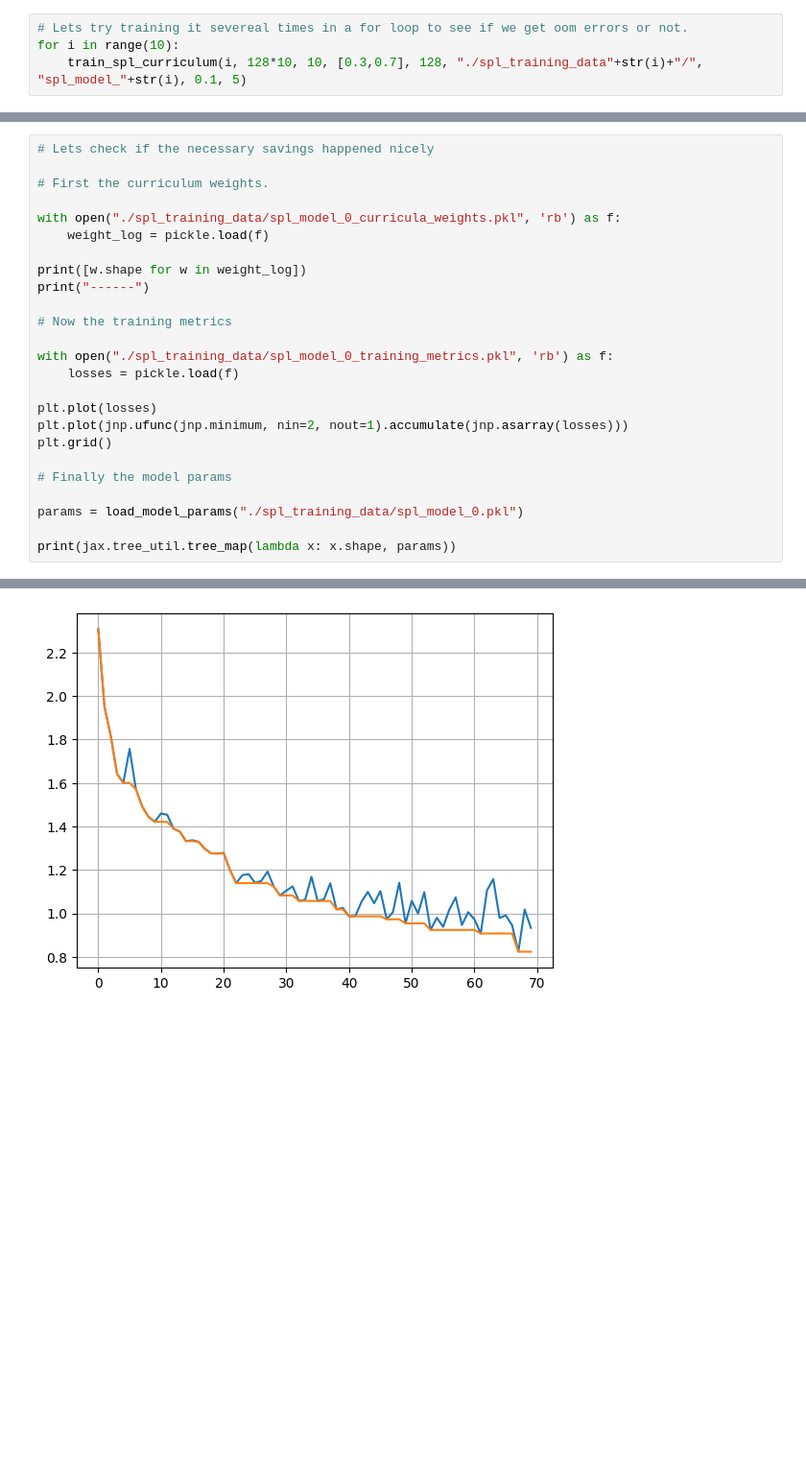
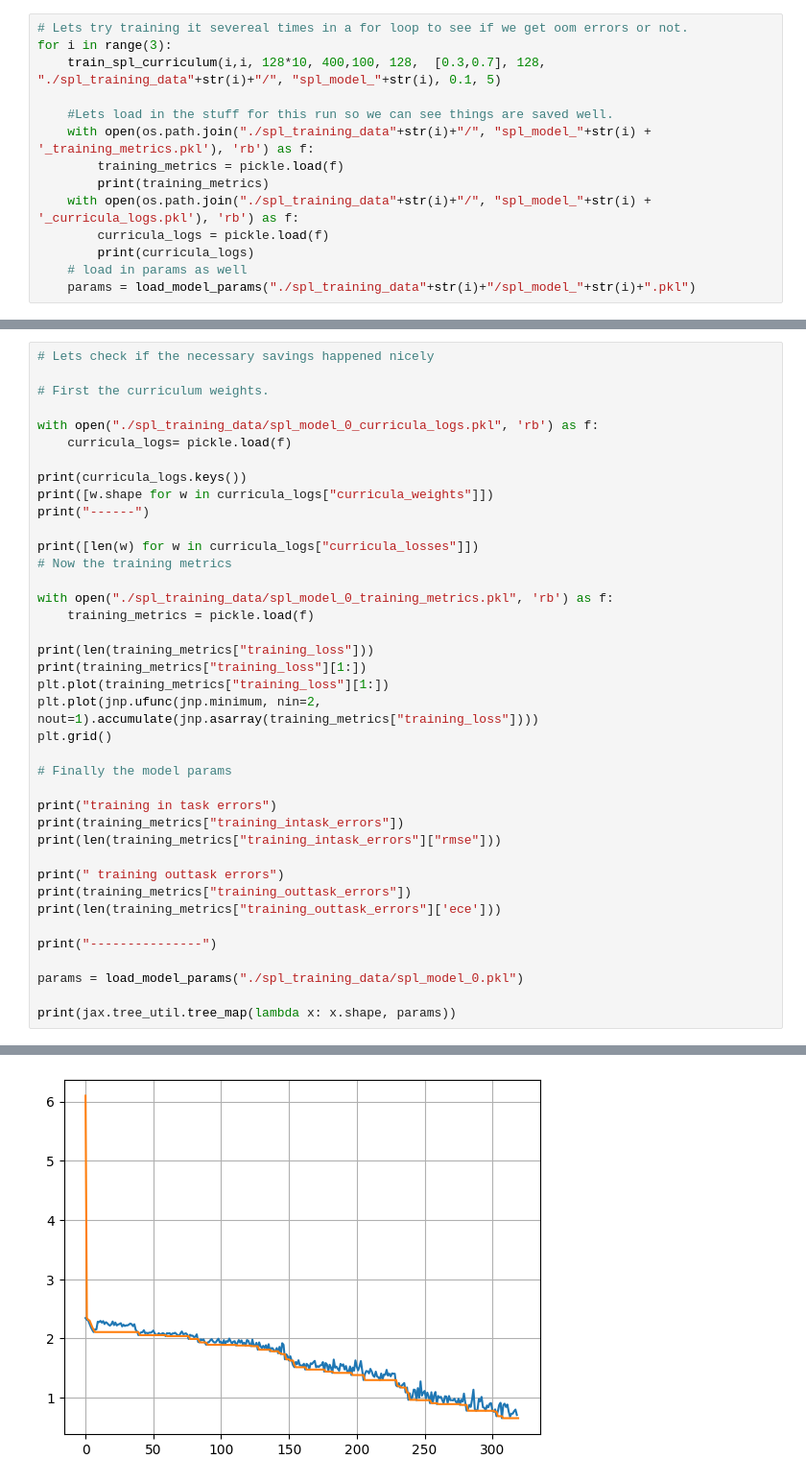
Before and after one commit to aszi09/CL_for_faster_Meta-learning, a Jupyter notebook: spl_script_try.ipynb, the cells around one changed output, grey strips where cells are left out. Shown: that part at 96% size. Drawn from its saved outputs; the diff is of its cells as text; blank space fills up the shorter version.

```diff
--- a/spl_script_try.ipynb
+++ b/spl_script_try.ipynb
@@ -245,7 +660,17 @@ curr_data_size 1280 curr_data_rate 1.0 epoch number 9
 # %%
 # Lets try training it severeal times in a for loop to see if we get oom errors or not.
-for i in range(10):
-    train_spl_curriculum(i, 128*10, 10, [0.3,0.7], 128, "./spl_training_data"+str(i)+"/", "spl_model_"+str(i), 0.1, 5)
+for i in range(3):
+    train_spl_curriculum(i,i, 128*10, 400,100, 128,  [0.3,0.7], 128, "./spl_training_data"+str(i)+"/", "spl_model_"+str(i), 0.1, 5)
+
+    #Lets load in the stuff for this run so we can see things are saved well.
+    with open(os.path.join("./spl_training_data"+str(i)+"/", "spl_model_"+str(i) + '_training_metrics.pkl'), 'rb') as f:
+        training_metrics = pickle.load(f)
+        print(training_metrics)
+    with open(os.path.join("./spl_training_data"+str(i)+"/", "spl_model_"+str(i) + '_curricula_logs.pkl'), 'rb') as f:
+        curricula_logs = pickle.load(f)
+        print(curricula_logs)
+    # load in params as well
+    params = load_model_params("./spl_training_data"+str(i)+"/spl_model_"+str(i)+".pkl")
 # %% [output]
 curr_data_size 128 curr_data_rate 0.1 epoch number 0
 sorted indices shape (128,)
@@ -277,23 +759,37 @@ sorted indices shape (358,)
 
 # First the curriculum weights.
 
-with open("./spl_training_data/spl_model_0_curricula_weights.pkl", 'rb') as f:
-    weight_log = pickle.load(f)
+with open("./spl_training_data/spl_model_0_curricula_logs.pkl", 'rb') as f:
+    curricula_logs= pickle.load(f)
 
-print([w.shape for w in weight_log])
+print(curricula_logs.keys())
+print([w.shape for w in curricula_logs["curricula_weights"]])
 print("------")
 
+print([len(w) for w in curricula_logs["curricula_losses"]])
 # Now the training metrics
 
 with open("./spl_training_data/spl_model_0_training_metrics.pkl", 'rb') as f:
-    losses = pickle.load(f)
+    training_metrics = pickle.load(f)
 
-plt.plot(losses)
-plt.plot(jnp.ufunc(jnp.minimum, nin=2, nout=1).accumulate(jnp.asarray(losses)))
+print(len(training_metrics["training_loss"]))
+print(training_metrics["training_loss"][1:])
+plt.plot(training_metrics["training_loss"][1:])
+plt.plot(jnp.ufunc(jnp.minimum, nin=2, nout=1).accumulate(jnp.asarray(training_metrics["training_loss"])))
 plt.grid()
 
 # Finally the model params
 
+print("training in task errors")
+print(training_metrics["training_intask_errors"])
+print(len(training_metrics["training_intask_errors"]["rmse"]))
+
+print(" training outtask errors")
+print(training_metrics["training_outtask_errors"])
+print(len(training_metrics["training_outtask_errors"]['ece']))
+
+print("---------------")
+
 params = load_model_params("./spl_training_data/spl_model_0.pkl")
 
 print(jax.tree_util.tree_map(lambda x: x.shape, params))
@@ -303,2 +810,2 @@ print(jax.tree_util.tree_map(lambda x: x.shape, params))
 {'params': {'embed_both': {'Dense_0': {'bias': (64,), 'kernel': (128, 64)}, 'Dense_1': {'bias': (64,), 'kernel': (64, 64)}, 'LayerNorm_0': {'bias': (64,), 'scale': (64,)}, 'LayerNorm_1': {'bias': (64, ...
-[figure, old version]
+[figure, new version]
```
Also changed, not shown: parts of 10 cells of this notebook, 9 other files.
